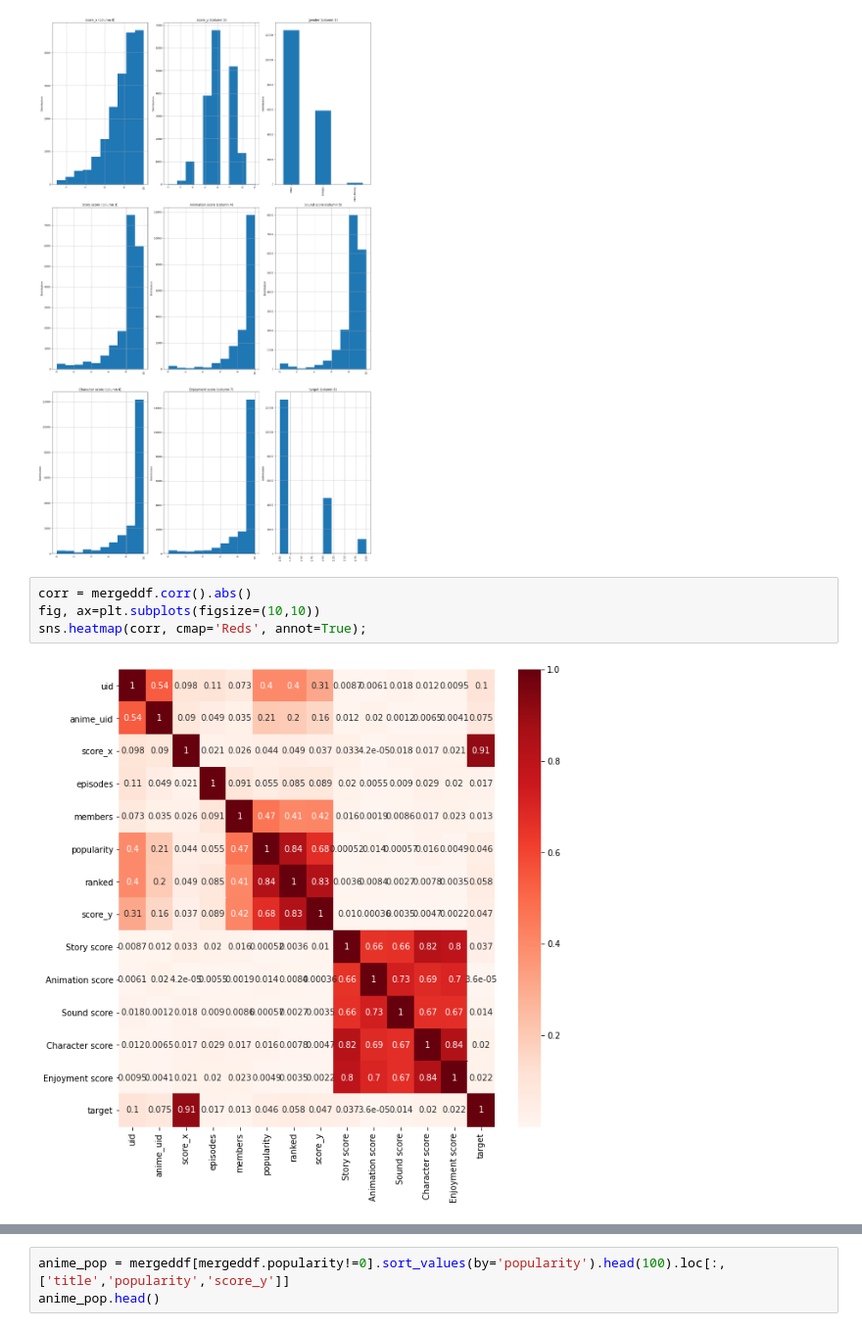
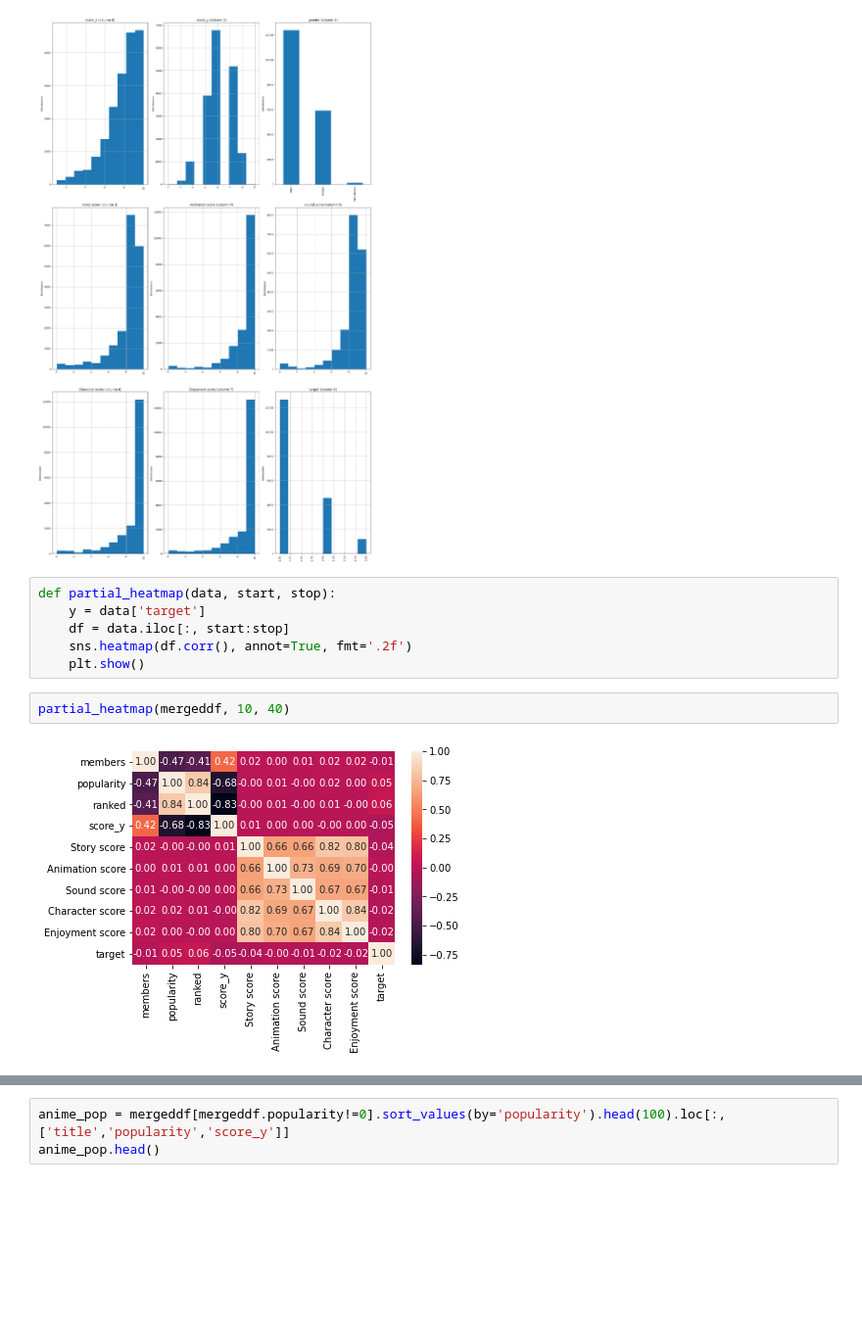
Before and after one commit to ileneee/Anime-Classification, a Jupyter notebook: master_notebook.ipynb, the cells around one changed output, grey strips where cells are left out. Shown at 98% size. Cells and saved outputs as stored; diff of their text form; blank space fills up the shorter version.

```diff
--- a/master_notebook.ipynb
+++ b/master_notebook.ipynb
@@ -429,12 +429,16 @@ def plotPerColumnDistribution(df, nGraphShown, nGraphPerRow):
 plotPerColumnDistribution(mergeddf, 25 ,3)
 # %% [output]
 [figure]
-# %%
-corr = mergeddf.corr().abs()
-fig, ax=plt.subplots(figsize=(10,10))
-sns.heatmap(corr, cmap='Reds', annot=True);
-# %% [output]
-[figure, removed]
+# %%
+def partial_heatmap(data, start, stop):
+    y = data['target']
+    df = data.iloc[:, start:stop]
+    sns.heatmap(df.corr(), annot=True, fmt='.2f')
+    plt.show()
+# %%
+partial_heatmap(mergeddf, 10, 40)
+# %% [output]
+[figure, added]
 # %%
 print(mergeddf['score_y'].describe())
 
```
Also changed, not shown: parts of 38 cells of this notebook.
